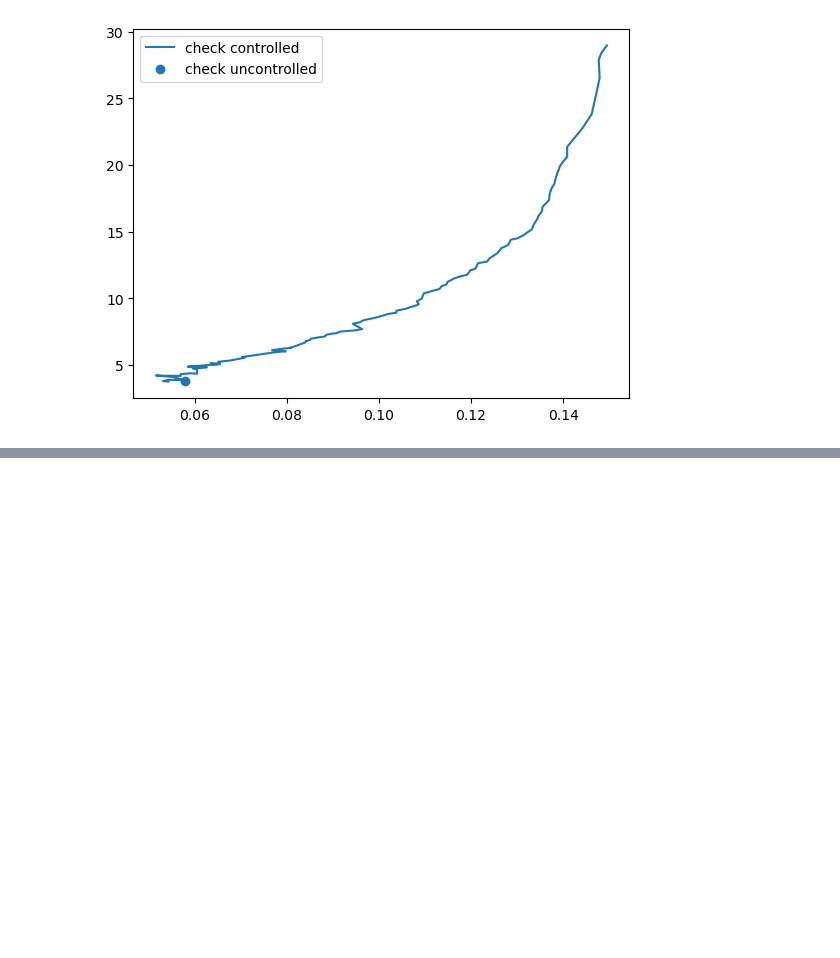
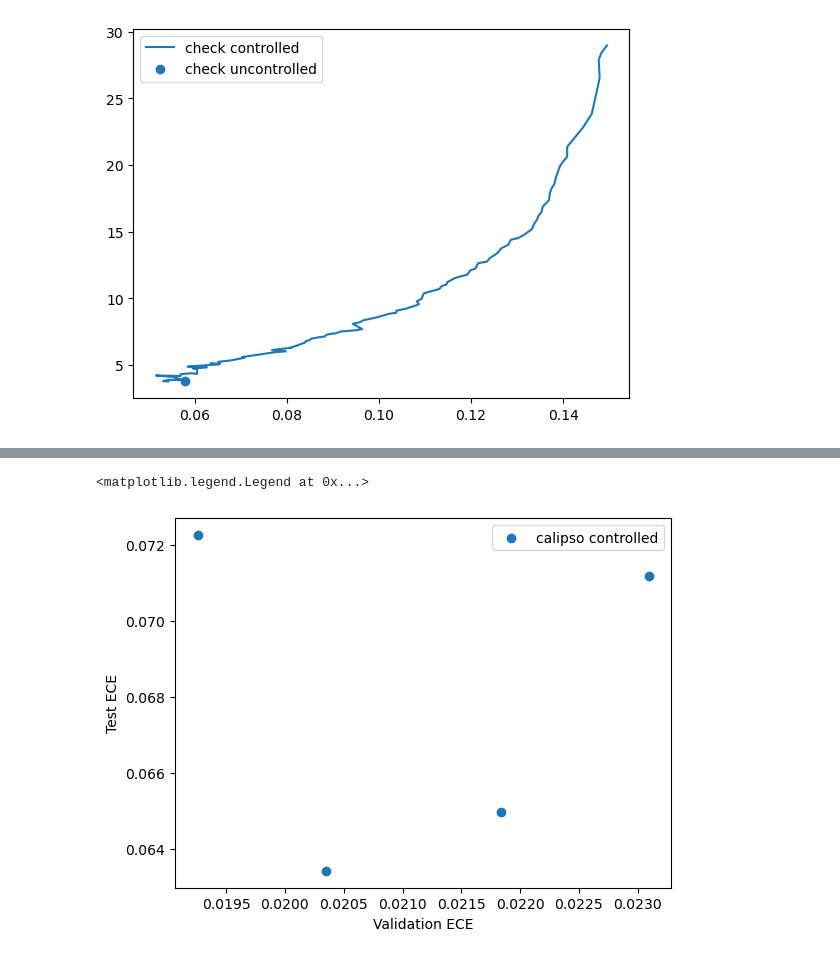
Before and after one commit to Zyxleo123/calibrated-quantile-uq, a Jupyter notebook: test.ipynb, the cells around one changed output, grey strips where cells are left out. Cells and saved outputs as stored; diff of their text form; code cells hidden in the pictures; blank space fills up the shorter version.

```diff
--- a/test.ipynb
+++ b/test.ipynb
@@ -292,0 +318,9 @@ plt.legend()
+# %%
+import numpy as np
+plt.scatter(calipso_data['va_ece_controlled'], calipso_data['te_ece_controlled'], label='calipso controlled')
+plt.xlabel('Validation ECE')
+plt.ylabel('Test ECE')
+plt.legend()
+# %% [output]
+<matplotlib.legend.Legend at 0x...>
+[figure, added]
```
Also changed, not shown: parts of 4 cells of this notebook, 1 other file.
